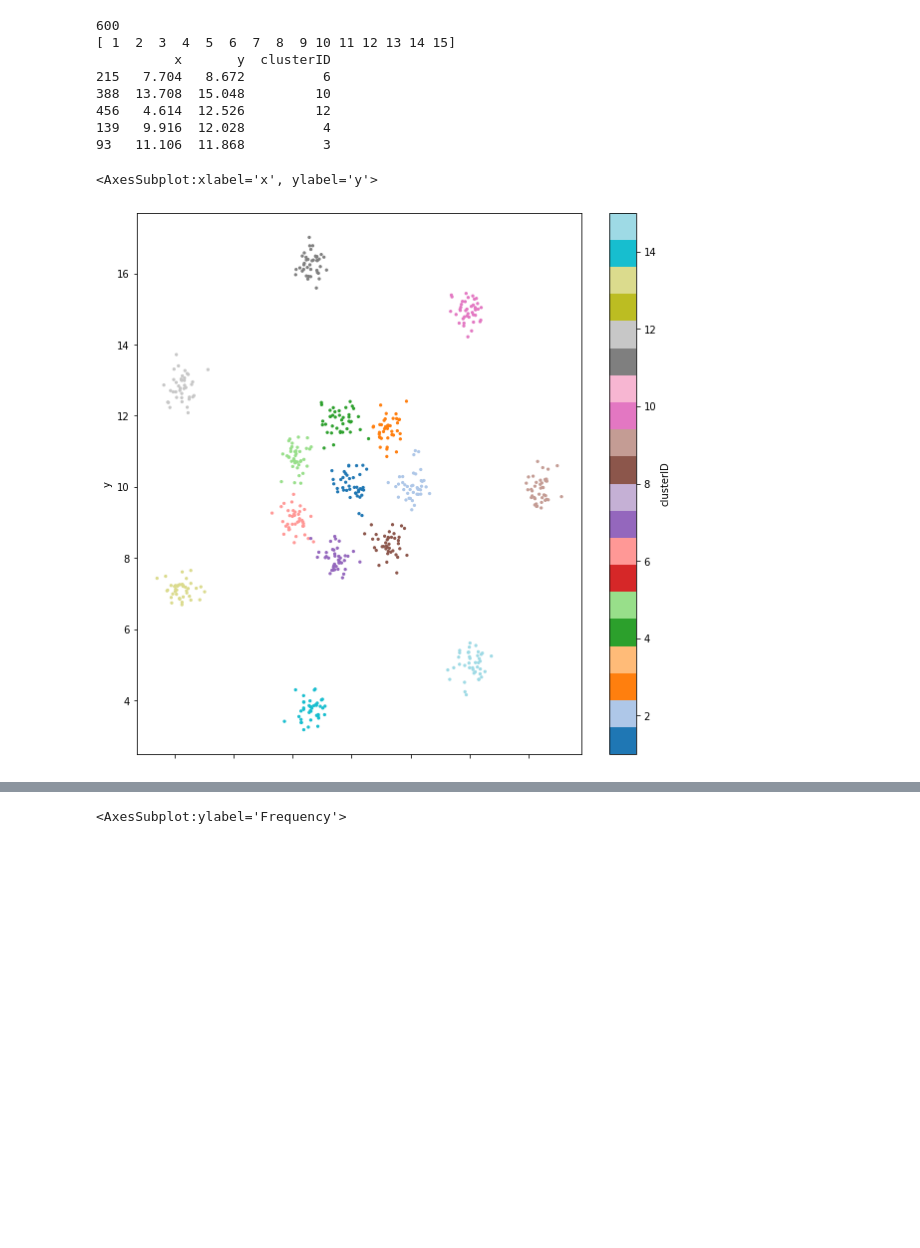
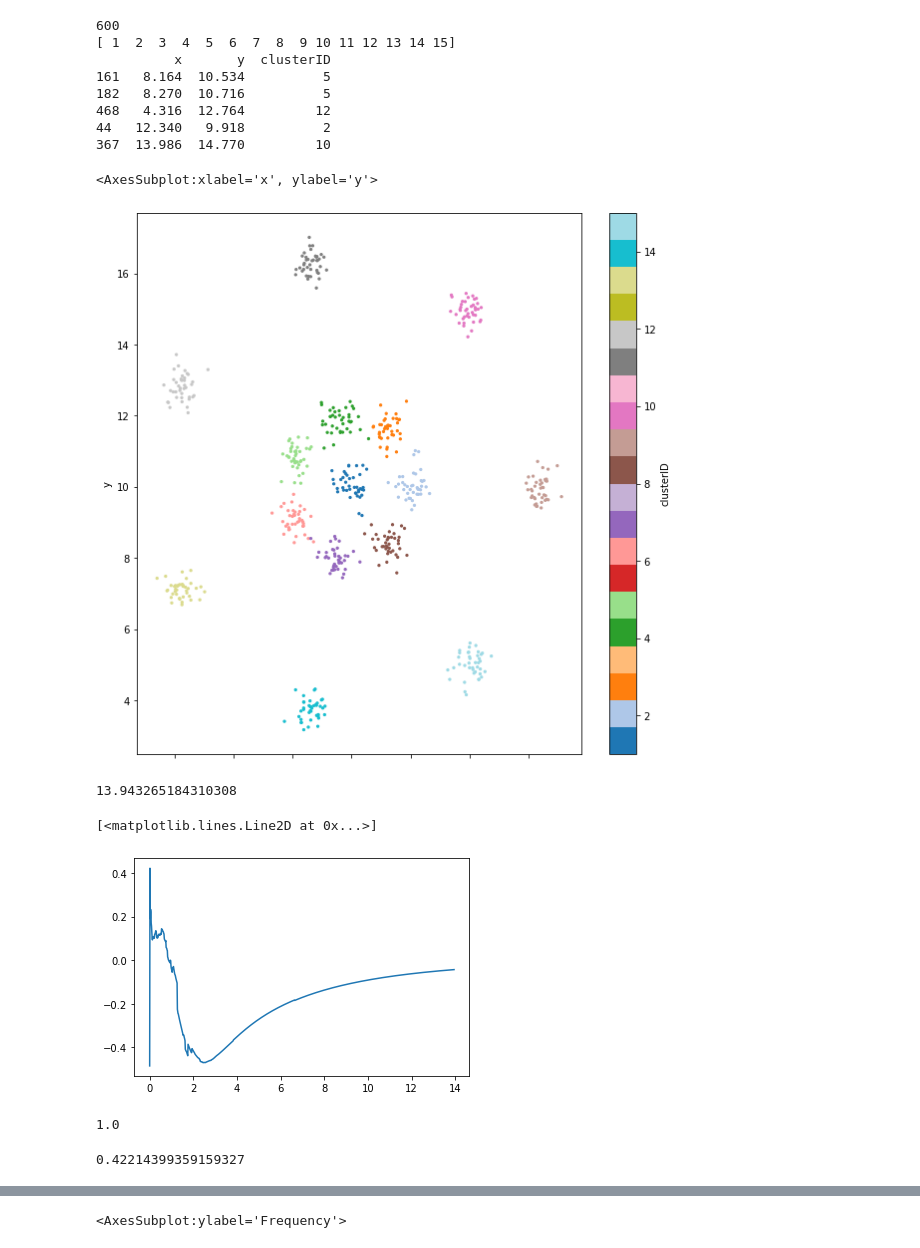
Before and after one commit to KEAE12315/flotation_old, a Jupyter notebook: test.ipynb, the cells around one changed output, grey strips where cells are left out. Cells and saved outputs as stored; diff of their text form; code cells hidden in the pictures; blank space fills up the shorter version.

```diff
--- a/test.ipynb
+++ b/test.ipynb
@@ -12,6 +12,8 @@ from load import *
 
 load = load_xy('dataset/xy/')
 # %%
+data = next(load)
+data = next(load)
 data = next(load)
 print(len(data))
 print(data['clusterID'].unique())
@@ -21,10 +23,35 @@ data.plot.scatter(x='x', y='y', c='clusterID', colormap='tab20', s=5, figsize=(1
 600
 [ 1  2  3  4  5  6  7  8  9 10 11 12 13 14 15]
           x       y  clusterID
-215   7.704   8.672          6
-388  13.708  15.048         10
-456   4.614  12.526         12
-139   9.916  12.028          4
-93   11.106  11.868          3
+161   8.164  10.534          5
+182   8.270  10.716          5
+468   4.316  12.764         12
+44   12.340   9.918          2
+367  13.986  14.770         10
 <AxesSubplot:xlabel='x', ylabel='y'>
 [figure]
+# %%
+from DPC import DPC
+
+dpc = DPC(data[['x', 'y']])
+dpc.calDis()
+print(dpc.dis.max())
+# %% [output]
+13.943265184310308
+# %%
+import matplotlib.pyplot as plt
+plt.plot(dcs, bfs)
+# %% [output]
+[<matplotlib.lines.Line2D at 0x...>]
+[figure, added]
+# %%
+import numpy as np
+a = np.array([1, 2])
+b = np.array([1, 3])
+np.linalg.norm(a-b)
+# %% [output]
+1.0
+# %%
+max(bfs)
+# %% [output]
+0.42214399359159327
```
Also changed, not shown: parts of 5 cells of this notebook, 5 other files.
